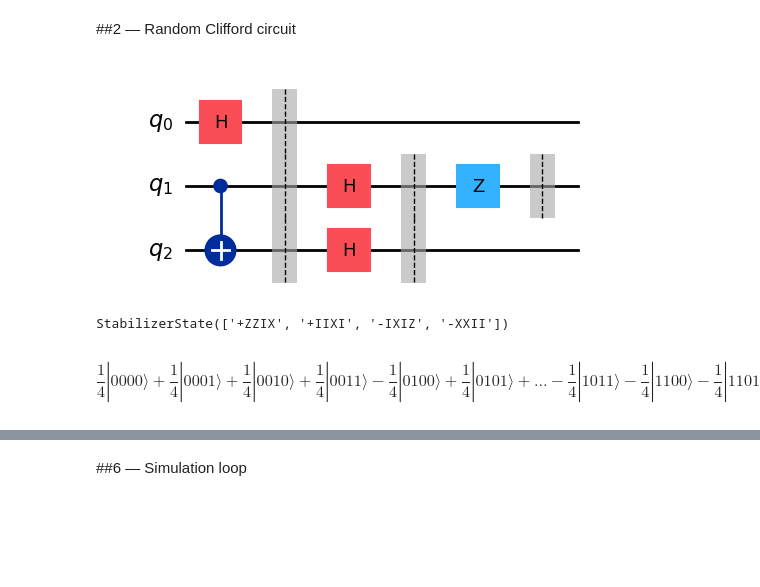
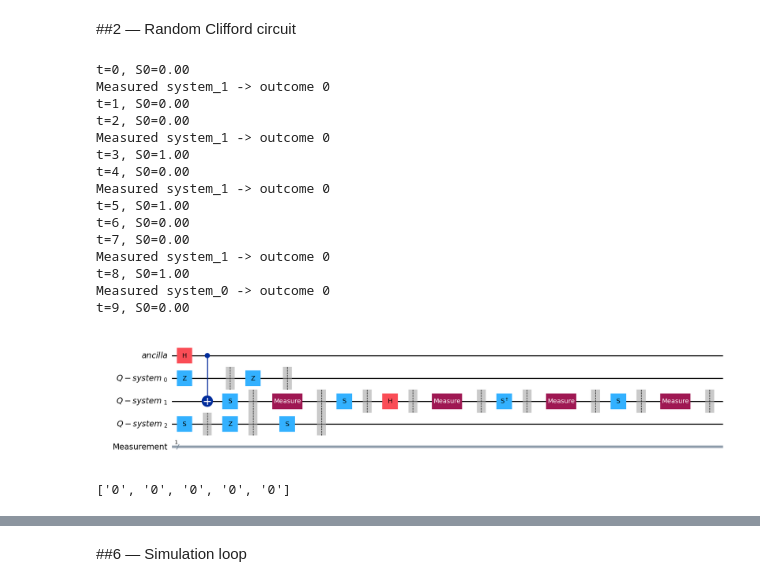
Before and after one commit to AKookani/BrickwallCliffordCircuit, a Jupyter notebook: Meeting_24_6_2026.ipynb, the cells around one changed output, grey strips where cells are left out. Cells and saved outputs as stored; diff of their text form; code cells hidden in the pictures; blank space fills up the shorter version.

```diff
--- a/Meeting_24_6_2026.ipynb
+++ b/Meeting_24_6_2026.ipynb
@@ -186,13 +186,13 @@ Ancilla = QuantumRegister(1, 'ancilla ')
 System = QuantumRegister(3, 'Q-system ')
 Measure = ClassicalRegister(1, "Measurement")
 
-qc = QuantumCircuit(Ancilla, System, Measure)
+qc1 = QuantumCircuit(Ancilla, System, Measure)
 
-qc.h(Ancilla)
-qc.cx(Ancilla, System[1])
-display(qc.draw('mpl'))
+qc1.h(Ancilla)
+qc1.cx(Ancilla, System[1])
+display(qc1.draw('mpl'))
 
-state = StabilizerState(qc)
+state = StabilizerState(qc1)
 
 print(state)
 # %% [output]
@@ -232,54 +231,90 @@ import numpy as np
 from qiskit.circuit import QuantumCircuit
 from qiskit.quantum_info import Clifford
 
-p_measure=0.5
+p_measure=0.4
 T=10 #circuit depth
+
+outcome = []
+entropy_history = []  # <-- collect entropy each step
 
 rng = np.random.default_rng()
 
-# Create a 3-qubit circuit for the Clifford operation
-qc = QuantumCircuit(3)
+qc = QuantumCircuit(3,1)
+measurement_gate = QuantumCircuit(1)
+measurement_gate.id(0)
+meas_gate = measurement_gate.to_gate(label='Measure')
 
-for _ in range(T):
+for t in range(T):
 
     gate = rng.choice(["H","S", "Z", "-S", "CX"])
 
     if gate=="H":
         n = rng.integers(3)
         qc.h(n)
         qc.barrier([n])
 
     elif gate=="S":
         n = rng.integers(3)
         qc.s(n)
         qc.barrier([n])
 
     elif gate=="Z":
         n = rng.integers(3)
         qc.z(n)
         qc.barrier([n])
 
     elif gate=="-S":
         n = rng.integers(3)
         qc.sdg(n)
         qc.barrier([n])
 
     else:
         q1,q2 = rng.choice(3,2,replace=False)
         qc.cx(q1,q2)
         qc.barrier([q1,q2])
 
-cliff = Clifford(qc)
-display(qc.draw('mpl'))
+    qc2 = qc1.compose(qc, qubits=[1, 2, 3])
+    state = state.evolve(StabilizerState(qc2))
+
+    random = rng.random()
+    if random < p_measure:
+        q = rng.integers(3)
+        #qc.measure(q, 0)
+        #qc.reset(q) # circuit method
+        qc.append(meas_gate, [q])
+        qc.barrier([q])
+        outcom, state = state.measure([q]) #stabilizer method
+        #state = state.evolve(collapsed)
+        outcome.append(outcom)
+        print(f"Measured system_{q} -> outcome {outcom}")
+        #print("collapsed state:")
+        #display(Statevector(state.clifford.to_circuit()).draw('latex'))
+
+    rho_ancilla = partial_trace(Statevector(state.clifford.to_circuit()), [1,2, 3])
+    S = entropy(rho_ancilla, base=2)
+    entropy_history.append(S)  # <-- save it
+    print(f"t={t}, S0={S:.2f}")
+
+
+
+display(qc2.draw('mpl'))
+#display(state.clifford.to_circuit().draw('mpl'))
+print(outcome)
 # %% [output]
+t=0, S0=0.00
+Measured system_1 -> outcome 0
+t=1, S0=0.00
+t=2, S0=0.00
+Measured system_1 -> outcome 0
+t=3, S0=1.00
+t=4, S0=0.00
+Measured system_1 -> outcome 0
+t=5, S0=1.00
+t=6, S0=0.00
+t=7, S0=0.00
+Measured system_1 -> outcome 0
+t=8, S0=1.00
+Measured system_0 -> outcome 0
+t=9, S0=0.00
-[figure, old version]
+[figure, new version]
+['0', '0', '0', '0', '0']
-# %%
-# Evolve the 4-qubit state, applying the 3-qubit Clifford to qubits 1, 2, and 3
-state = state.evolve(cliff, qargs=[1, 2, 3])
-state
-# %% [output]
-StabilizerState(['+ZZIX', '+IIXI', '-IXIZ', '-XXII'])
-# %%
-Statevector.from_instruction(state.clifford.to_circuit()).draw('latex')
-# %% [output]
-$$\frac{1}{4} |0000\rangle+\frac{1}{4} |0001\rangle+\frac{1}{4} |0010\rangle+\frac{1}{4} |0011\rangle- \frac{1}{4} |0100\rangle+\frac{1}{4} |0101\rangle + \ldots - \frac{1}{4} |1011\rangle- \frac{1}{4} |1100\rangle- \frac{1}{4} |1101\rangle- \frac{1}{4} |1110\rangle- \frac{1}{4} |1111\rangle$$
```
Also changed, not shown: parts of 9 cells of this notebook.
